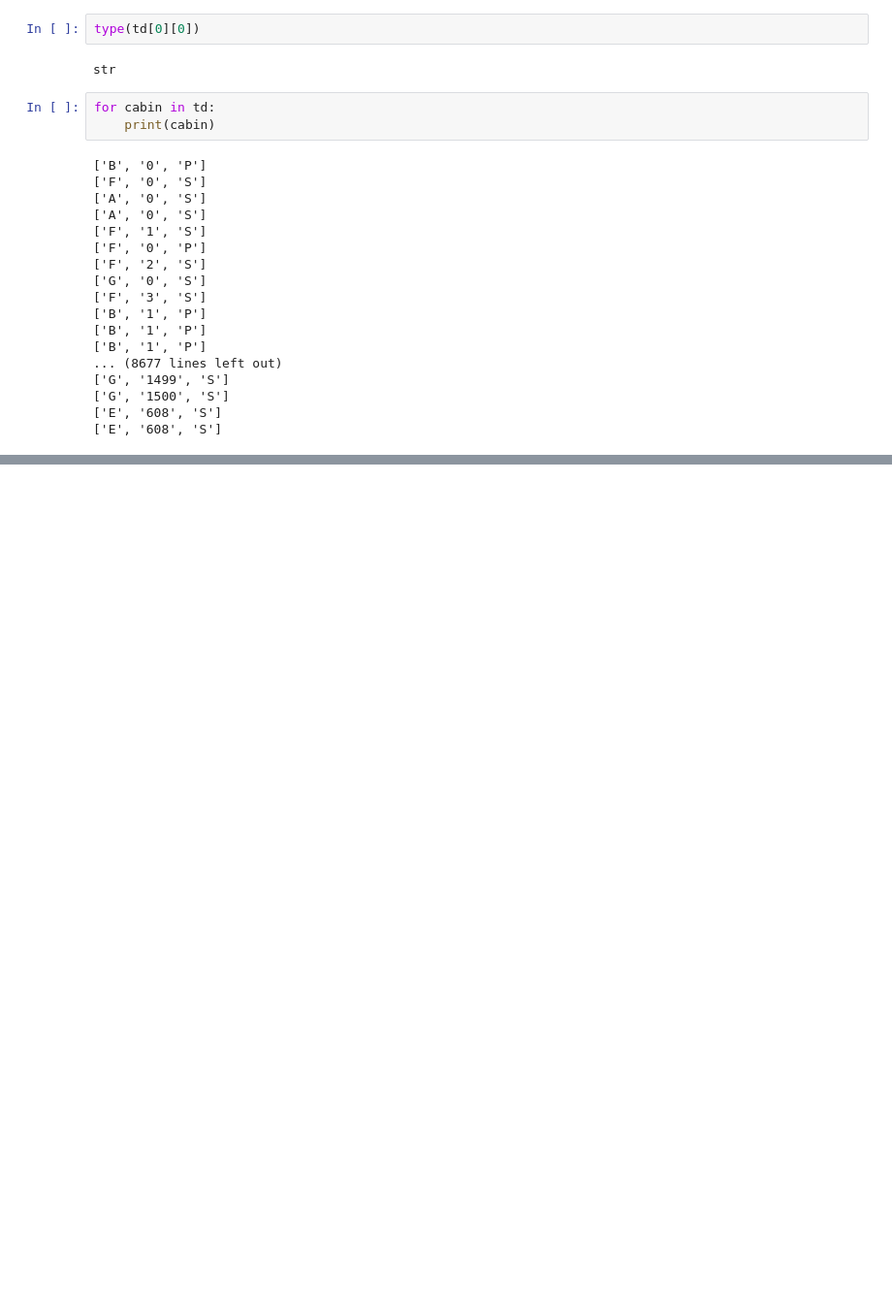
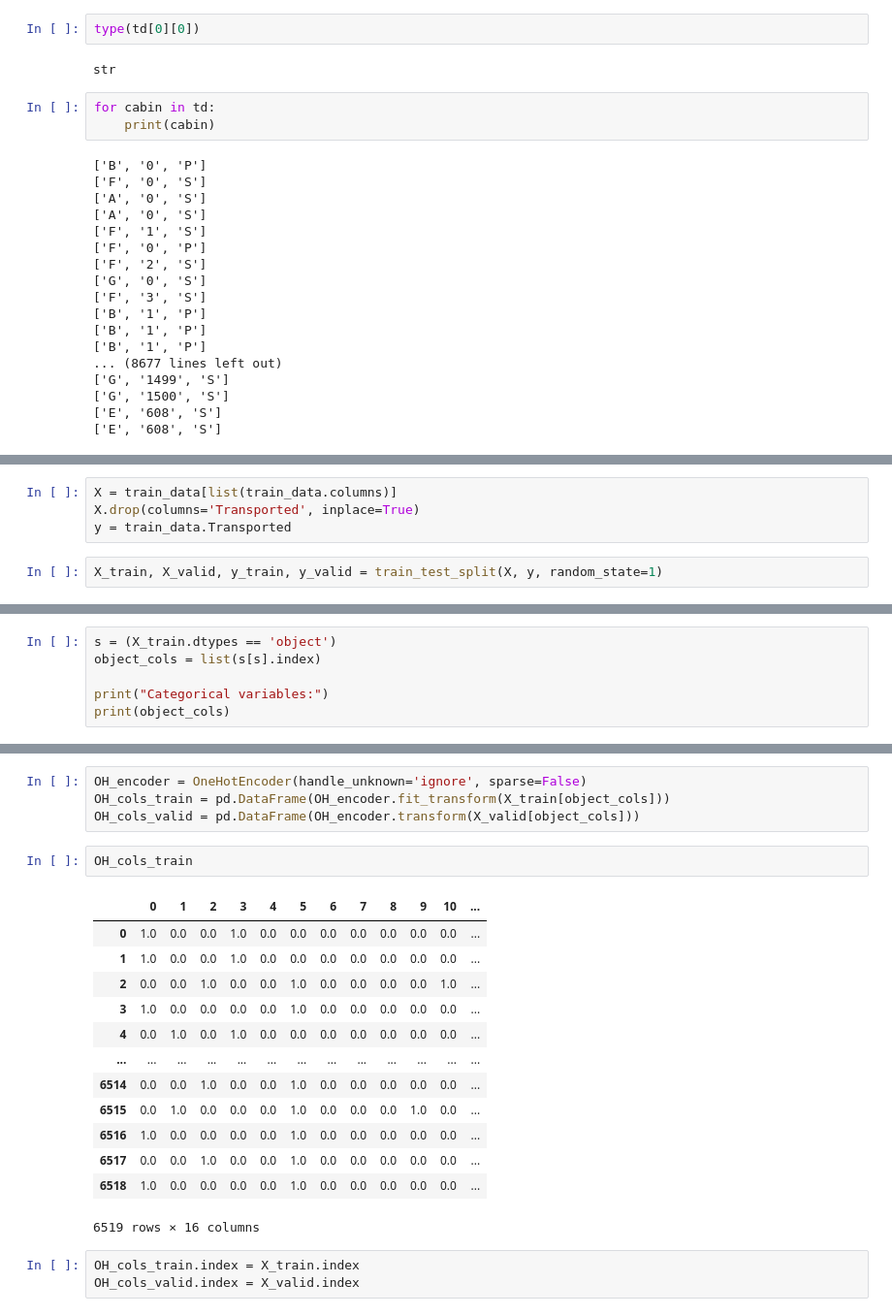
Before and after one commit to cburbridge24/data-science-2022F, a Jupyter notebook: unit4/spaceship-titanic/spaceship-titanicRD.ipynb, the cells around one changed output, grey strips where cells are left out. Shown at 97% size. Cells and saved outputs as stored; diff of their text form; blank space fills up the shorter version.

```diff
--- a/unit4/spaceship-titanic/spaceship-titanicRD.ipynb
+++ b/unit4/spaceship-titanic/spaceship-titanicRD.ipynb
@@ -384,0 +655,6 @@ memory usage: 68.0+ KB
+# %%
+X = train_data[list(train_data.columns)]
+X.drop(columns='Transported', inplace=True)
+y = train_data.Transported
+# %%
+X_train, X_valid, y_train, y_valid = train_test_split(X, y, random_state=1)
@@ -384,0 +663,6 @@ memory usage: 68.0+ KB
+# %%
+s = (X_train.dtypes == 'object')
+object_cols = list(s[s].index)
+
+print("Categorical variables:")
+print(object_cols)
@@ -384,0 +684,23 @@ memory usage: 68.0+ KB
+# %%
+OH_encoder = OneHotEncoder(handle_unknown='ignore', sparse=False)
+OH_cols_train = pd.DataFrame(OH_encoder.fit_transform(X_train[object_cols]))
+OH_cols_valid = pd.DataFrame(OH_encoder.transform(X_valid[object_cols]))
+# %%
+OH_cols_train
+# %% [output]
+|  | 0 | 1 | 2 | 3 | 4 | 5 | 6 | 7 | 8 | 9 | 10 | ... |
+| 0 | 1.0 | 0.0 | 0.0 | 1.0 | 0.0 | 0.0 | 0.0 | 0.0 | 0.0 | 0.0 | 0.0 | ... |
+| 1 | 1.0 | 0.0 | 0.0 | 1.0 | 0.0 | 0.0 | 0.0 | 0.0 | 0.0 | 0.0 | 0.0 | ... |
+| 2 | 0.0 | 0.0 | 1.0 | 0.0 | 0.0 | 1.0 | 0.0 | 0.0 | 0.0 | 0.0 | 1.0 | ... |
+| 3 | 1.0 | 0.0 | 0.0 | 0.0 | 0.0 | 1.0 | 0.0 | 0.0 | 0.0 | 0.0 | 0.0 | ... |
+| 4 | 0.0 | 1.0 | 0.0 | 1.0 | 0.0 | 0.0 | 0.0 | 0.0 | 0.0 | 0.0 | 0.0 | ... |
+| ... | ... | ... | ... | ... | ... | ... | ... | ... | ... | ... | ... | ... |
+| 6514 | 0.0 | 0.0 | 1.0 | 0.0 | 0.0 | 1.0 | 0.0 | 0.0 | 0.0 | 0.0 | 0.0 | ... |
+| 6515 | 0.0 | 1.0 | 0.0 | 0.0 | 0.0 | 1.0 | 0.0 | 0.0 | 0.0 | 1.0 | 0.0 | ... |
+| 6516 | 1.0 | 0.0 | 0.0 | 0.0 | 0.0 | 1.0 | 0.0 | 0.0 | 0.0 | 0.0 | 0.0 | ... |
+| 6517 | 0.0 | 0.0 | 1.0 | 0.0 | 0.0 | 1.0 | 0.0 | 0.0 | 0.0 | 0.0 | 0.0 | ... |
+| 6518 | 1.0 | 0.0 | 0.0 | 0.0 | 0.0 | 1.0 | 0.0 | 0.0 | 0.0 | 0.0 | 0.0 | ... |
+6519 rows × 16 columns
+# %%
+OH_cols_train.index = X_train.index
+OH_cols_valid.index = X_valid.index
```
Also changed, not shown: parts of 97 cells of this notebook.
